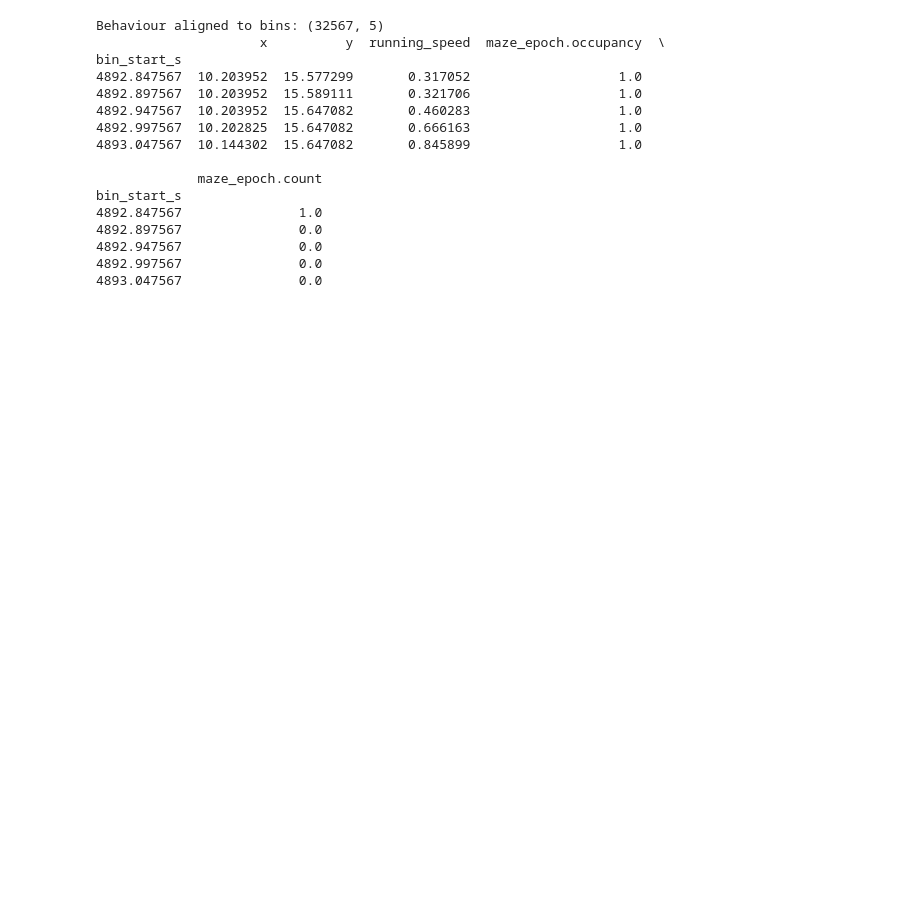
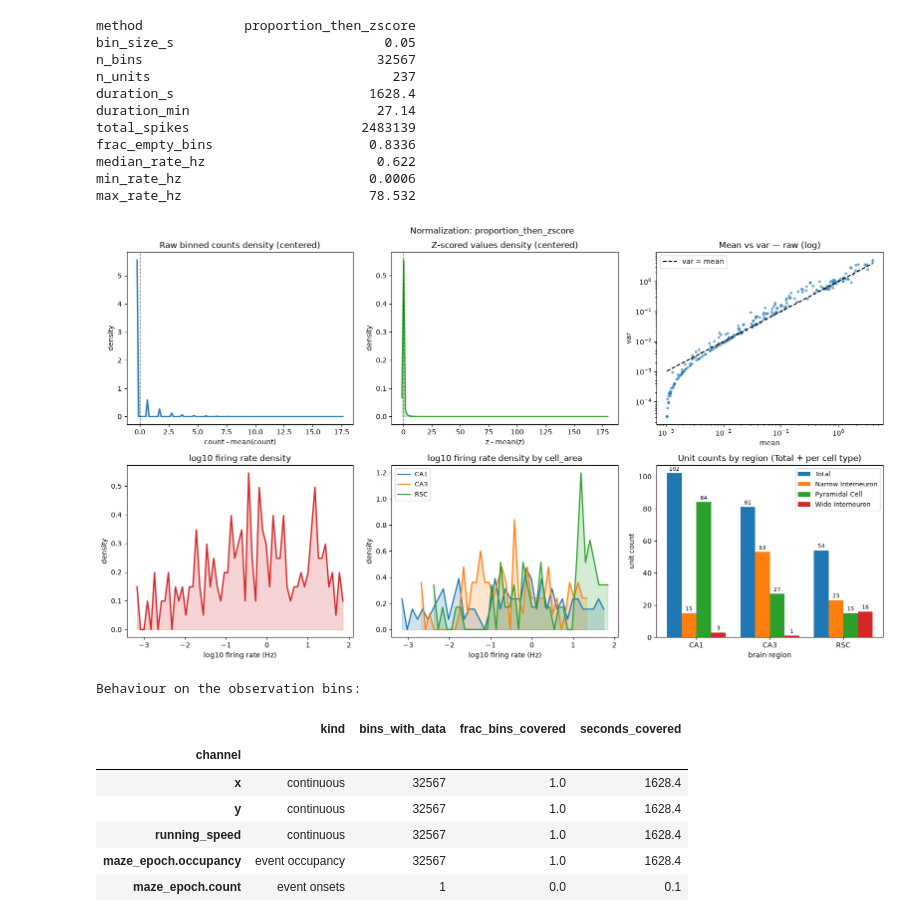
Before and after one commit to AngCamp/CumulantDynamicsGuiltByAssociation, a Jupyter notebook: Hydrangea_demo/hydrangea_test_nb.ipynb, the cells around one changed output. Saved outputs shown, nothing was run; the diff lists cells and outputs as text; code cells hidden in the pictures; blank space fills up the shorter version.

Commit message:
hybdyn object works in notebook, normalization needs fixing

```diff
--- a/Hydrangea_demo/hydrangea_test_nb.ipynb
+++ b/Hydrangea_demo/hydrangea_test_nb.ipynb
@@ -357,29 +384,46 @@ Observation matrix: (32567, 237) (bins x units)
-# %%
-
-# %% ==========================================================================
-# CELL 9 — behaviour on the observation bins
-# =============================================================================
-# Behaviour projected onto the same bins as the observation matrix. This is the
-# table that pairs with state_labels_ once the HMM has run.
-
-behavior_bins = hybdyn.align_behavior_to_bins()
-print("Behaviour aligned to bins:", behavior_bins.shape)
-print(behavior_bins.head())
-# %% [output]
-Behaviour aligned to bins: (32567, 5)
-                     x          y  running_speed  maze_epoch.occupancy  \
-bin_start_s
-4892.847567  10.203952  15.577299       0.317052                   1.0
-4892.897567  10.203952  15.589111       0.321706                   1.0
-4892.947567  10.203952  15.647082       0.460283                   1.0
-4892.997567  10.202825  15.647082       0.666163                   1.0
-4893.047567  10.144302  15.647082       0.845899                   1.0
-
-             maze_epoch.count
-bin_start_s
-4892.847567               1.0
-4892.897567               0.0
-4892.947567               0.0
-4892.997567               0.0
-4893.047567               0.0
+# %%
+# %% ==========================================================================
+# CELL 4 — normalization
+# =============================================================================
+# Human judgement, and worth dwelling on: is the bin size and normalization
+# method appropriate for this firing-rate distribution?
+#
+# `proportion_zscore` divides each unit's binned counts by its total spike
+# count before z-scoring, so a 30 Hz interneuron and a 0.2 Hz pyramidal cell
+# contribute comparably to the observation matrix instead of the fast cells
+# dominating the covariance the PCA and HMM will see.
+#
+# Set log_scale=False on the report to see the rate and mean-variance panels on
+# linear axes — log spreads out the near-silent tail, linear shows the
+# high-rate units in proportion.
+
+hybdyn.normalize(method="proportion_zscore", zscore=True, restrict_to_epoch=True)
+hybdyn.normalization_report(show=True, log_scale=True)
+
+# Behaviour re-aligned to the final observation bins. Coverage should match what
+# cell 3 reported; if it does not, the epoch or the bin size moved.
+behavior_bins = hybdyn.align_behavior_to_bins()
+print("\nBehaviour on the observation bins:")
+hybdyn.behavior_coverage(aligned=behavior_bins)
+# %% [output]
+method             proportion_then_zscore
+bin_size_s                           0.05
+n_bins                              32567
+n_units                               237
+duration_s                         1628.4
+duration_min                        27.14
+total_spikes                      2483139
+frac_empty_bins                    0.8336
+median_rate_hz                      0.622
+min_rate_hz                        0.0006
+max_rate_hz                        78.532
+[figure, added]
+Behaviour on the observation bins:
+|  | kind | bins_with_data | frac_bins_covered | seconds_covered |
+| channel |  |  |  |  |
+| x | continuous | 32567 | 1.0 | 1628.4 |
+| y | continuous | 32567 | 1.0 | 1628.4 |
+| running_speed | continuous | 32567 | 1.0 | 1628.4 |
+| maze_epoch.occupancy | event occupancy | 32567 | 1.0 | 1628.4 |
+| maze_epoch.count | event onsets | 1 | 0.0 | 0.1 |
 # %%
```
Also changed, not shown: parts of 15 cells of this notebook.
